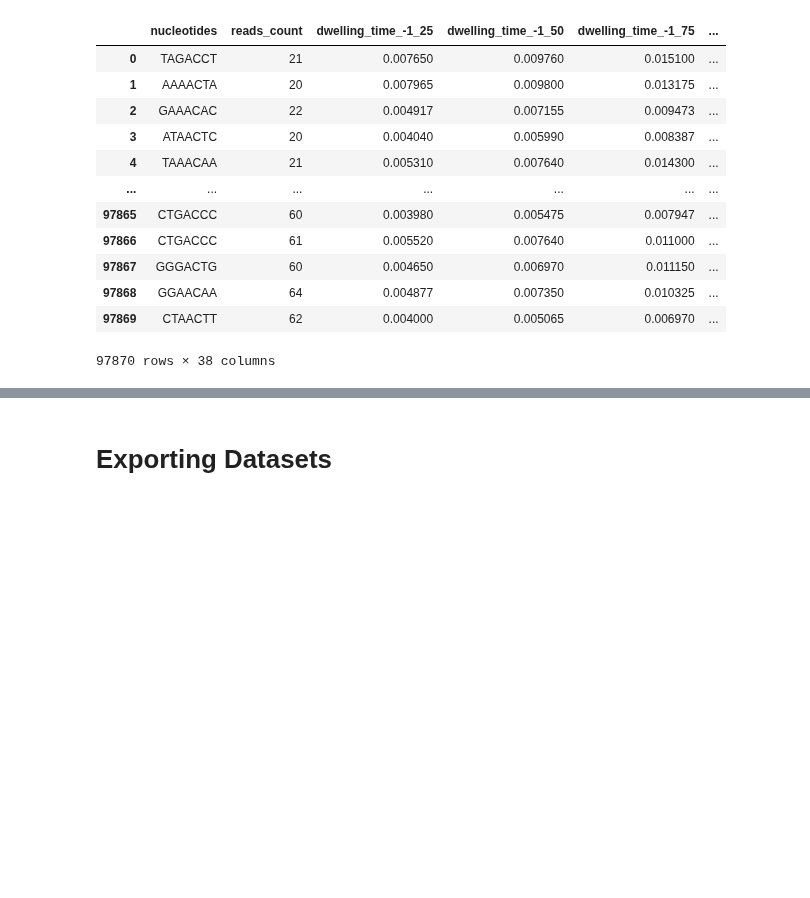
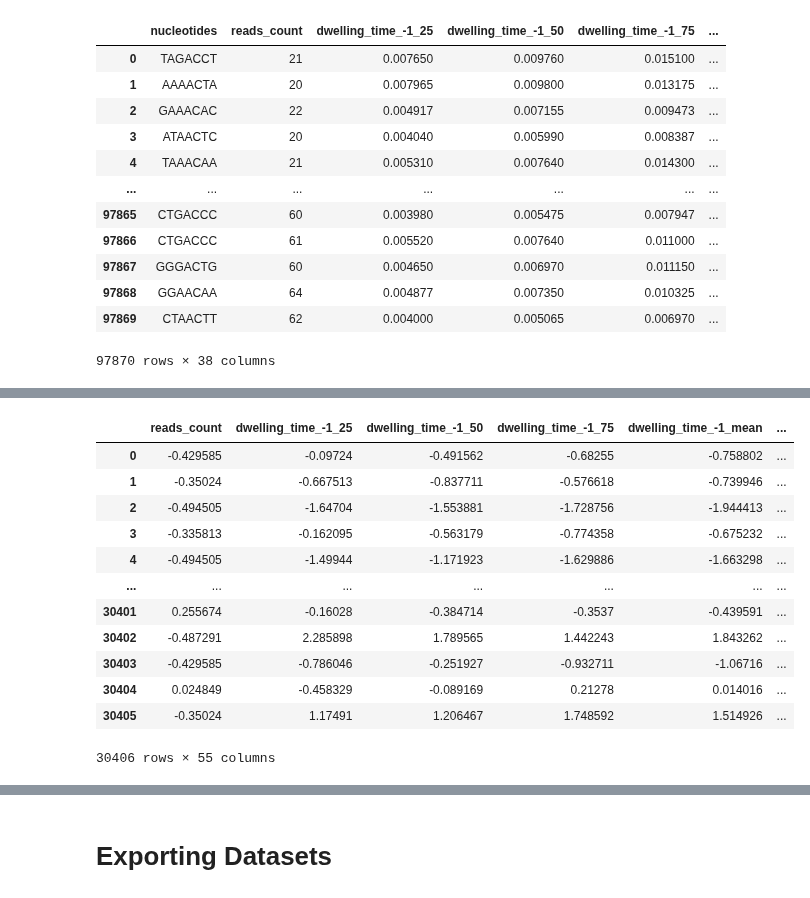
Before and after one commit to claudia-07/DSA4262-ACMXZ, a Jupyter notebook: preprocessing/notebooks/Preprocessing_MinYu.ipynb, the cells around one changed output, grey strips where cells are left out. Drawn from its saved outputs; the diff is of its cells as text; code cells hidden in the pictures; blank space fills up the shorter version.

```diff
--- a/preprocessing/notebooks/Preprocessing_MinYu.ipynb
+++ b/preprocessing/notebooks/Preprocessing_MinYu.ipynb
@@ -108,2 +120,18 @@ See the caveats in the documentation: https://pandas.pydata.org/pandas-docs/stab
+# %%
+X_train_enc
+# %% [output]
+|  | reads_count | dwelling_time_-1_25 | dwelling_time_-1_50 | dwelling_time_-1_75 | dwelling_time_-1_mean | ... |
+| 0 | -0.429585 | -0.09724 | -0.491562 | -0.68255 | -0.758802 | ... |
+| 1 | -0.35024 | -0.667513 | -0.837711 | -0.576618 | -0.739946 | ... |
+| 2 | -0.494505 | -1.64704 | -1.553881 | -1.728756 | -1.944413 | ... |
+| 3 | -0.335813 | -0.162095 | -0.563179 | -0.774358 | -0.675232 | ... |
+| 4 | -0.494505 | -1.49944 | -1.171923 | -1.629886 | -1.663298 | ... |
+| ... | ... | ... | ... | ... | ... | ... |
+| 30401 | 0.255674 | -0.16028 | -0.384714 | -0.3537 | -0.439591 | ... |
+| 30402 | -0.487291 | 2.285898 | 1.789565 | 1.442243 | 1.843262 | ... |
+| 30403 | -0.429585 | -0.786046 | -0.251927 | -0.932711 | -1.06716 | ... |
+| 30404 | 0.024849 | -0.458329 | -0.089169 | 0.21278 | 0.014016 | ... |
+| 30405 | -0.35024 | 1.17491 | 1.206467 | 1.748592 | 1.514926 | ... |
+30406 rows × 55 columns
 # %%
 X_test_enc = df_pre.encoding_test_val()
```
Also changed, not shown: parts of 8 cells of this notebook, 12 other files.
